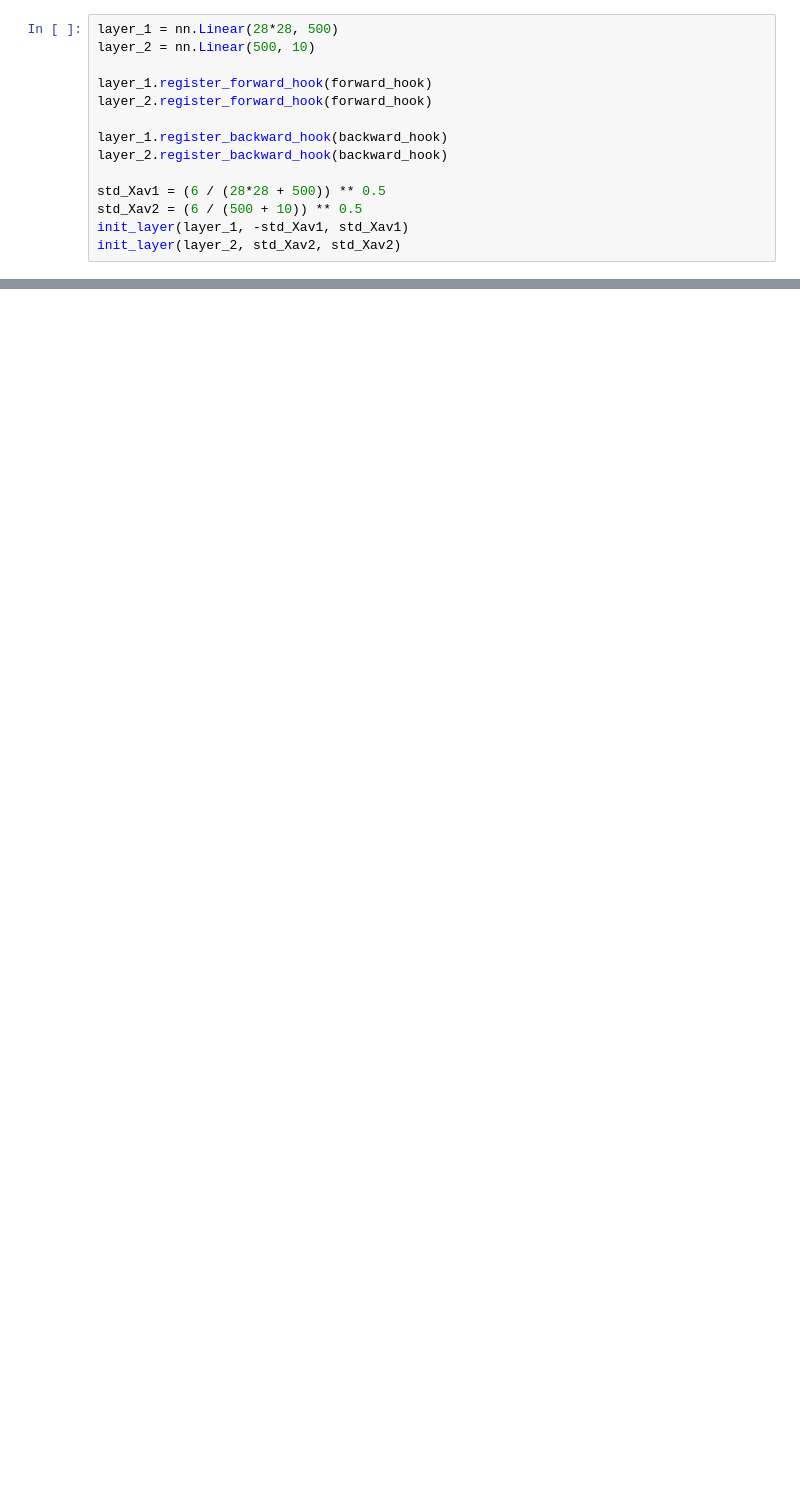
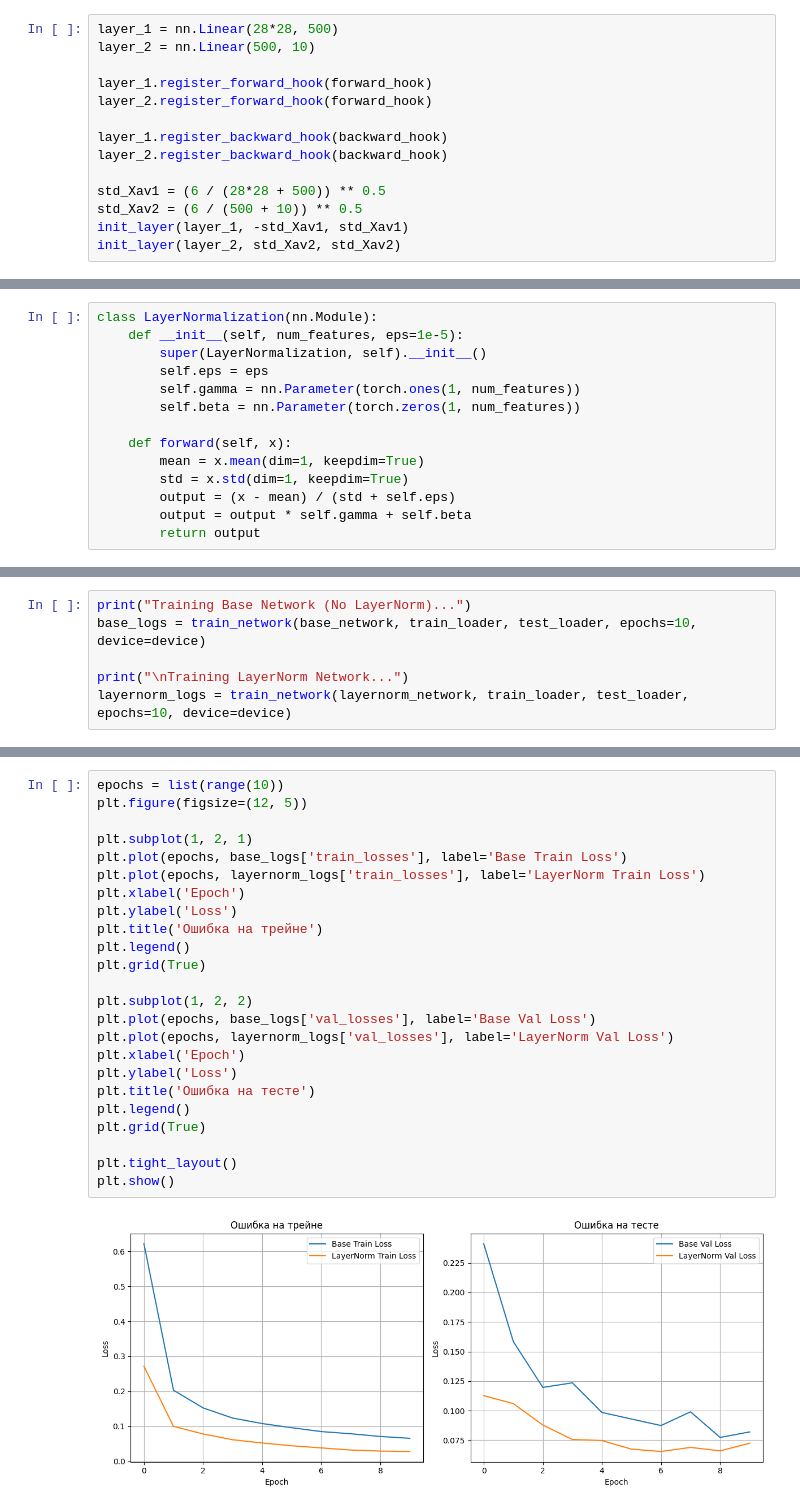
Before and after one commit to garMBB/VK_ML-NN_2025, a Jupyter notebook: HW5.ipynb, the cells around one changed output, grey strips where cells are left out. Drawn from its saved outputs; the diff is of its cells as text; blank space fills up the shorter version.

```diff
--- a/HW5.ipynb
+++ b/HW5.ipynb
@@ -283,0 +333,14 @@ plt.grid()
+# %%
+class LayerNormalization(nn.Module):
+    def __init__(self, num_features, eps=1e-5):
+        super(LayerNormalization, self).__init__()
+        self.eps = eps
+        self.gamma = nn.Parameter(torch.ones(1, num_features))
+        self.beta = nn.Parameter(torch.zeros(1, num_features))
+
+    def forward(self, x):
+        mean = x.mean(dim=1, keepdim=True)
+        std = x.std(dim=1, keepdim=True)
+        output = (x - mean) / (std + self.eps)
+        output = output * self.gamma + self.beta
+        return output
@@ -283,0 +369,6 @@ plt.grid()
+# %%
+print("Training Base Network (No LayerNorm)...")
+base_logs = train_network(base_network, train_loader, test_loader, epochs=10, device=device)
+
+print("\nTraining LayerNorm Network...")
+layernorm_logs = train_network(layernorm_network, train_loader, test_loader, epochs=10, device=device)
@@ -283,0 +393,26 @@ plt.grid()
+# %%
+epochs = list(range(10))
+plt.figure(figsize=(12, 5))
+
+plt.subplot(1, 2, 1)
+plt.plot(epochs, base_logs['train_losses'], label='Base Train Loss')
+plt.plot(epochs, layernorm_logs['train_losses'], label='LayerNorm Train Loss')
+plt.xlabel('Epoch')
+plt.ylabel('Loss')
+plt.title('Ошибка на трейне')
+plt.legend()
+plt.grid(True)
+
+plt.subplot(1, 2, 2)
+plt.plot(epochs, base_logs['val_losses'], label='Base Val Loss')
+plt.plot(epochs, layernorm_logs['val_losses'], label='LayerNorm Val Loss')
+plt.xlabel('Epoch')
+plt.ylabel('Loss')
+plt.title('Ошибка на тесте')
+plt.legend()
+plt.grid(True)
+
+plt.tight_layout()
+plt.show()
+# %% [output]
+[figure, added]
```
Also changed, not shown: parts of 35 cells of this notebook.
